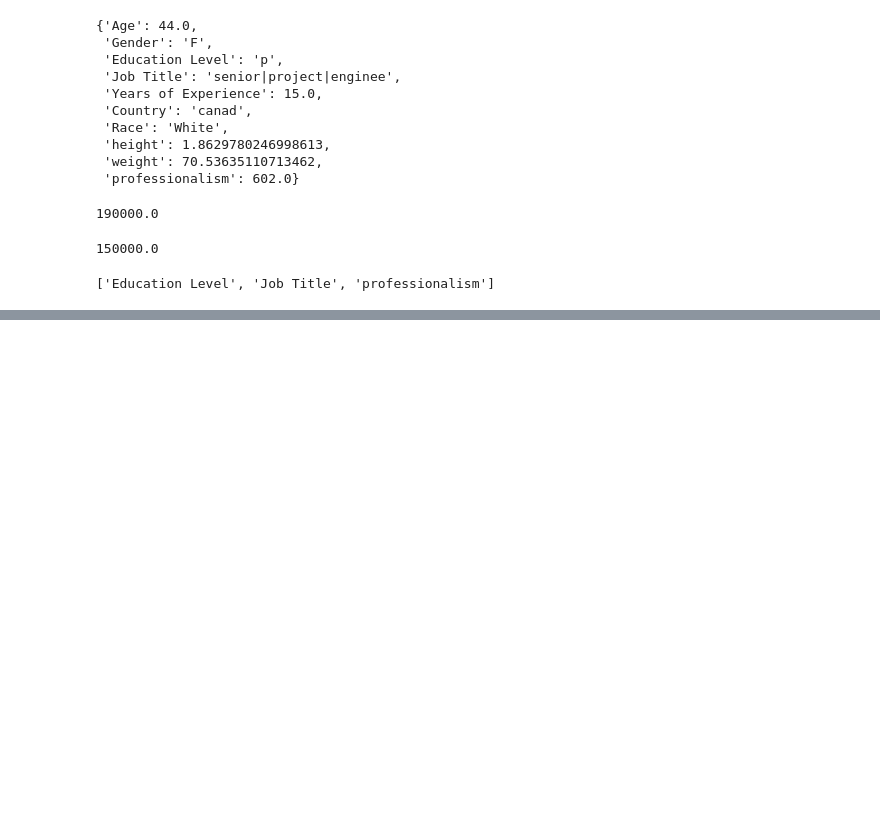
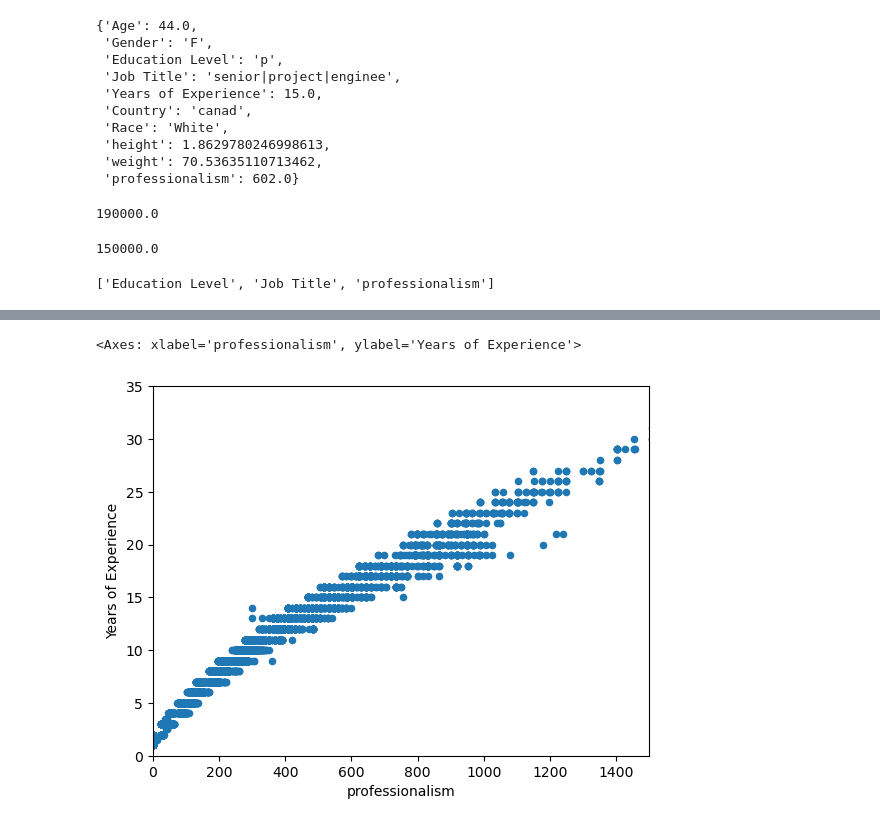
Before and after one commit to myeran/Regression_project_raz, a Jupyter notebook: MySuperModel.ipynb, the cells around one changed output, grey strips where cells are left out. Saved outputs shown, nothing was run; the diff lists cells and outputs as text; code cells hidden in the pictures; blank space fills up the shorter version.

```diff
--- a/MySuperModel.ipynb
+++ b/MySuperModel.ipynb
@@ -558,0 +636,6 @@ reg.cols
+# %%
+#Zoom in
+z_df.plot.scatter("professionalism","Years of Experience",xlim=(0,1500),ylim=(0,35))
+# %% [output]
+<Axes: xlabel='professionalism', ylabel='Years of Experience'>
+[figure, added]
```
Also changed, not shown: parts of 52 cells of this notebook.
